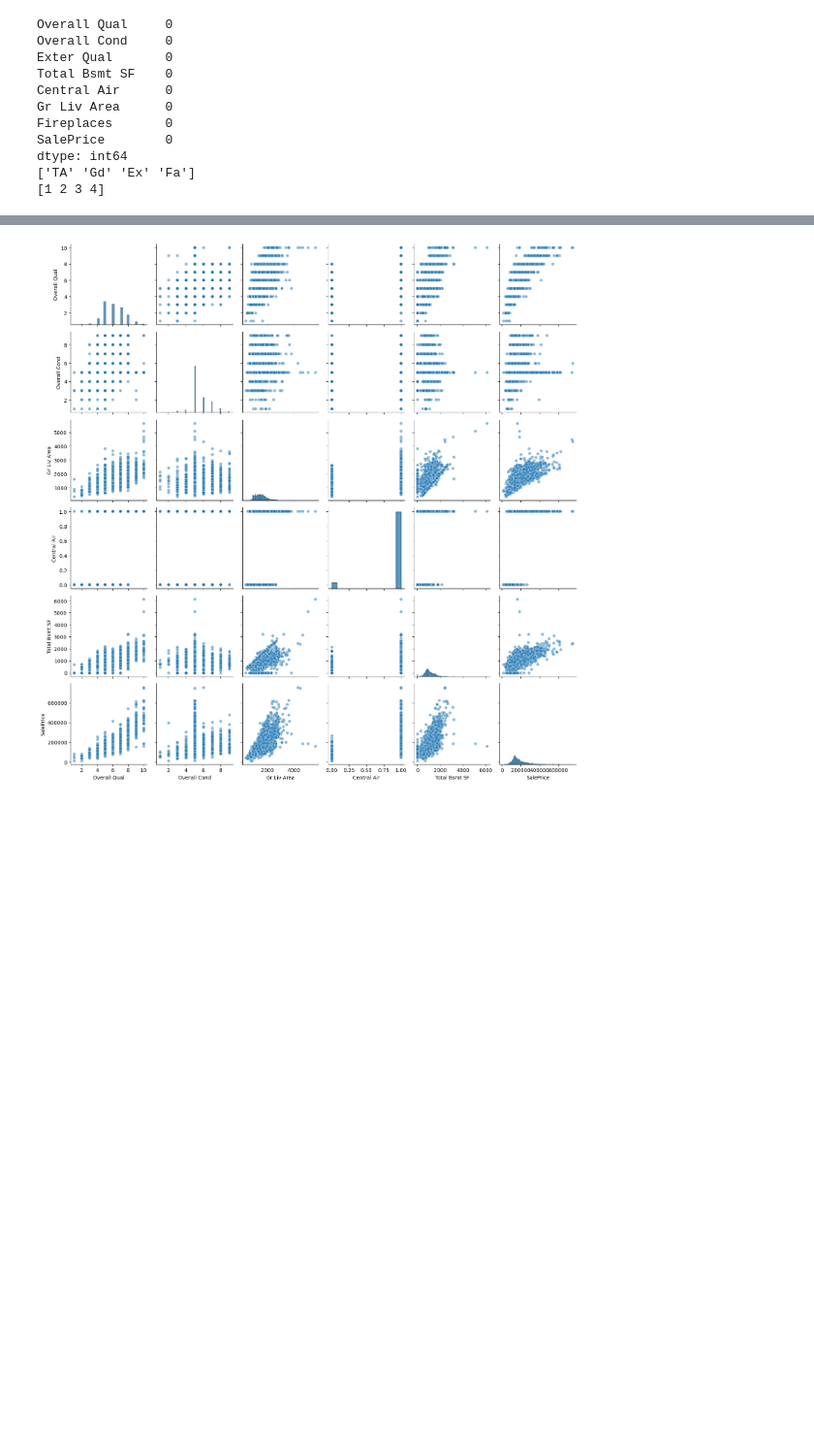
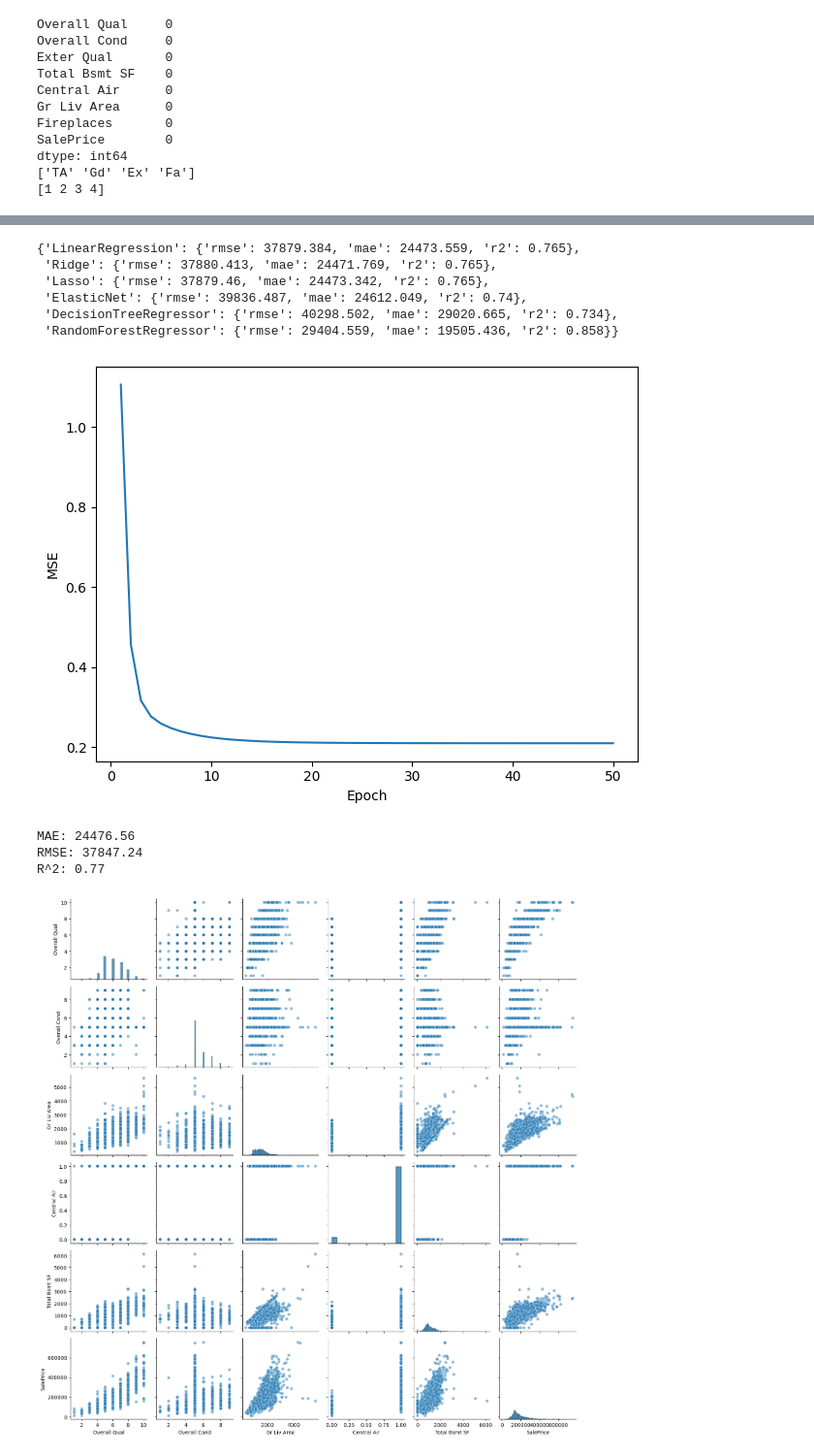
Before and after one commit to lwilsen/IEX_Training, a Jupyter notebook: LR/LR_Learning/Housing_reg.ipynb, the cells around one changed output, grey strips where cells are left out. Shown at 97% size. Drawn from its saved outputs; the diff is of its cells as text; code cells hidden in the pictures; blank space fills up the shorter version.

```diff
--- a/LR/LR_Learning/Housing_reg.ipynb
+++ b/LR/LR_Learning/Housing_reg.ipynb
@@ -230,3 +283,67 @@ mod_stats
+# %%
+mod_stats
+# %% [output]
+{'LinearRegression': {'rmse': 37879.384, 'mae': 24473.559, 'r2': 0.765},
+ 'Ridge': {'rmse': 37880.413, 'mae': 24471.769, 'r2': 0.765},
+ 'Lasso': {'rmse': 37879.46, 'mae': 24473.342, 'r2': 0.765},
+ 'ElasticNet': {'rmse': 39836.487, 'mae': 24612.049, 'r2': 0.74},
+ 'DecisionTreeRegressor': {'rmse': 40298.502, 'mae': 29020.665, 'r2': 0.734},
+ 'RandomForestRegressor': {'rmse': 29404.559, 'mae': 19505.436, 'r2': 0.858}}
+# %%
+class LinearRegressionGD:
+    def __init__(self, eta=0.1, n_iter=50, random_state=1):
+        self.eta = eta
+        self.n_iter = n_iter
+        self.random_state = random_state
+
+    def fit(self, x, y):
+        rgen = np.random.RandomState(self.random_state)
+        self.w_ = rgen.normal(loc=0.0, scale=0.1, size=x.shape[1])
+        self.b_ = np.array([0.0])
+        self.losses_ = []
+
+        for i in range(self.n_iter):
+            output = self.net_input(x)
+            errors = y - output
+            self.w_ += self.eta * 2.0 * x.T.dot(errors) / x.shape[0]
+            self.b_ = self.eta * 2.0 * errors.mean()
+            loss = (errors**2).mean()
+            self.losses_.append(loss)
+        return self
+
+    def net_input(self, x):
+        return np.dot(x, self.w_) + self.b_
+
+    def predict(self, x):
+        return self.net_input(x)
+
+sc_x = StandardScaler()
+sc_y = StandardScaler()
+X_std = sc_x.fit_transform(X_train)
+y_std = sc_y.fit_transform(y_train[:, np.newaxis]).flatten()
+
+lr = LinearRegressionGD()
+lr.fit(X_std, y_std)
+
+plt.plot(range(1, lr.n_iter + 1), lr.losses_)
+plt.ylabel("MSE")
+plt.xlabel("Epoch")
+plt.tight_layout()
+plt.show()
+# %% [output]
+[figure, added]
+# %%
+X_test_std = sc_x.transform(X_test)
+y_test_pred_std = lr.predict(X_test_std)
+y_pred = sc_y.inverse_transform(y_test_pred_std.reshape(-1,1))
+
+print(f"MAE: {mean_absolute_error(y_test, y_pred):.2f}")
+print(f"RMSE: {np.sqrt(mean_squared_error(y_test, y_pred)):.2f}")
+print(f"R^2: {r2_score(y_test, y_pred):.2f}")
+# %% [output]
+MAE: 24476.56
+RMSE: 37847.24
+R^2: 0.77
 # %%
 X_cols = ["Overall Qual", "Overall Cond", "Gr Liv Area", "Central Air", "Total Bsmt SF"]
 y_col = "SalePrice"
```
Also changed, not shown: parts of 6 cells of this notebook, 11 other files.
